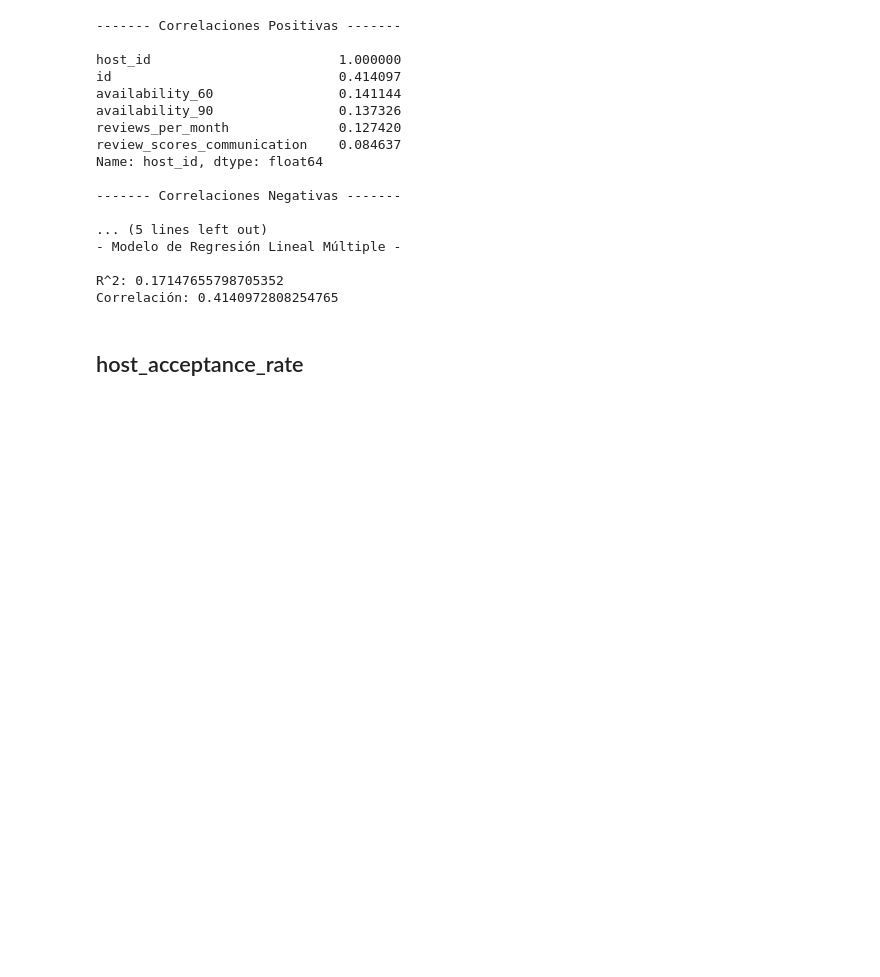
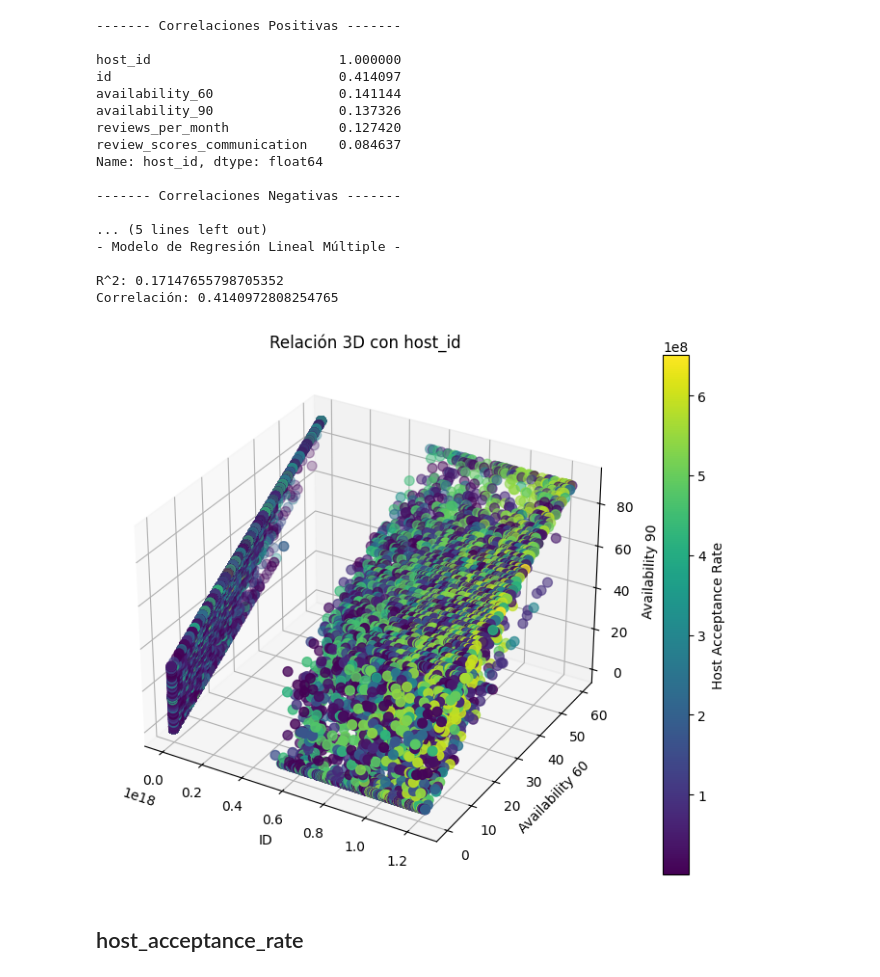
Before and after one commit to end-L-L/Regresion-Lineal-Simple-y-Multiple, a Jupyter notebook: rlm-florencia.ipynb, the cells around one changed output. Drawn from its saved outputs; the diff is of its cells as text; code cells hidden in the pictures; blank space fills up the shorter version.

Commit message:
add plots

```diff
--- a/rlm-florencia.ipynb
+++ b/rlm-florencia.ipynb
@@ -116,7 +117,7 @@ dfn = df.select_dtypes(include=[np.number])
 #    - El parámetro axis=1 indica que estamos trabajando con columnas
 #    - Las columnas se especifican en una lista para poder eliminar múltiples
 # ---------------------------------------------------------------------------------
-dfn = dfn.drop(['number_of_reviews_l30d', 'minimum_nights'], axis=1)
+dfn = dfn.drop(['minimum_nights'], axis=1)
 
 # Mostrar los nombres de las columnas resultantes
 dfn.columns
@@ -214,6 +215,32 @@ Name: host_id, dtype: float64
 
 R^2: 0.17147655798705352
 Correlación: 0.4140972808254765
+# %%
+# Crear figura y eje 3D
+fig = plt.figure(figsize=(10, 7))
+ax = fig.add_subplot(111, projection='3d')
+
+# Variables independientes
+x = dfn['id']
+y = dfn['availability_60']
+z = dfn['availability_90']
+
+# Variable dependiente
+target = dfn['host_id']
+
+# Crear gráfico de dispersión
+p = ax.scatter(x, y, z, c=target, cmap='viridis', s=50)
+ax.set_xlabel('ID')
+ax.set_ylabel('Availability 60')
+ax.set_zlabel('Availability 90')
+ax.set_title('Relación 3D con host_id')
+
+# Barra de colores para mostrar el valor de la variable dependiente
+fig.colorbar(p, ax=ax, label='Host Acceptance Rate')
+
+plt.show()
+# %% [output]
+[figure, added]
 # %% [markdown]
 ## host_acceptance_rate
 # %%
```
Also changed, not shown: parts of 11 cells of this notebook.
